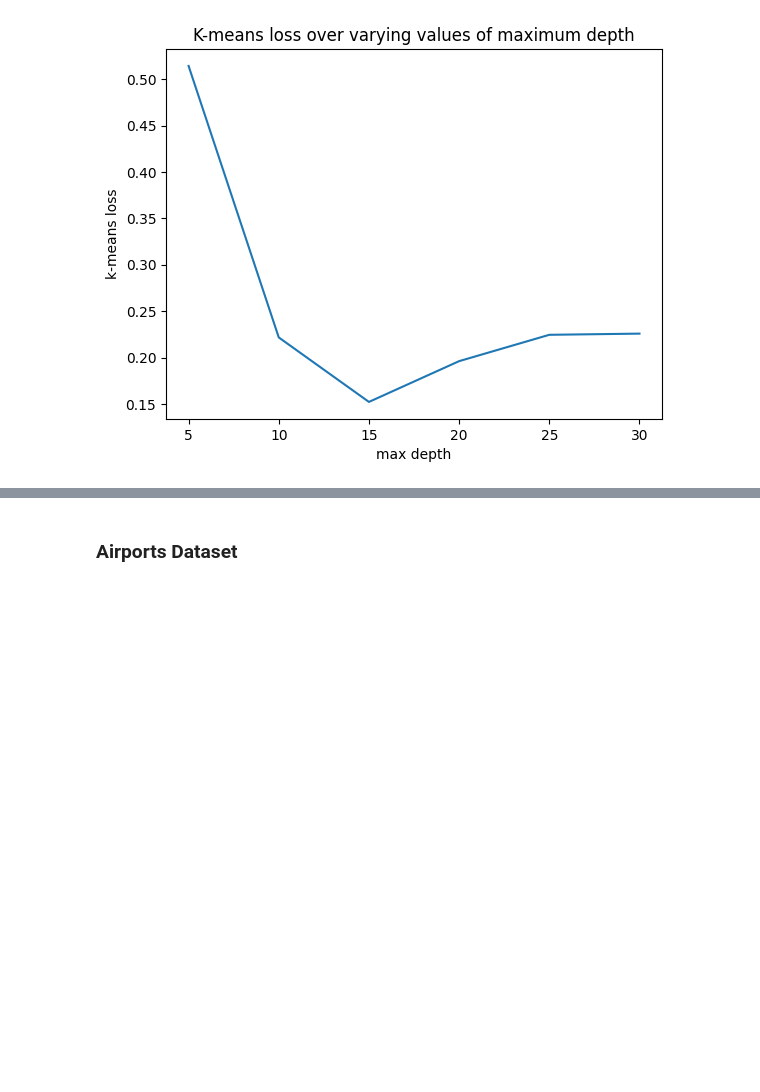
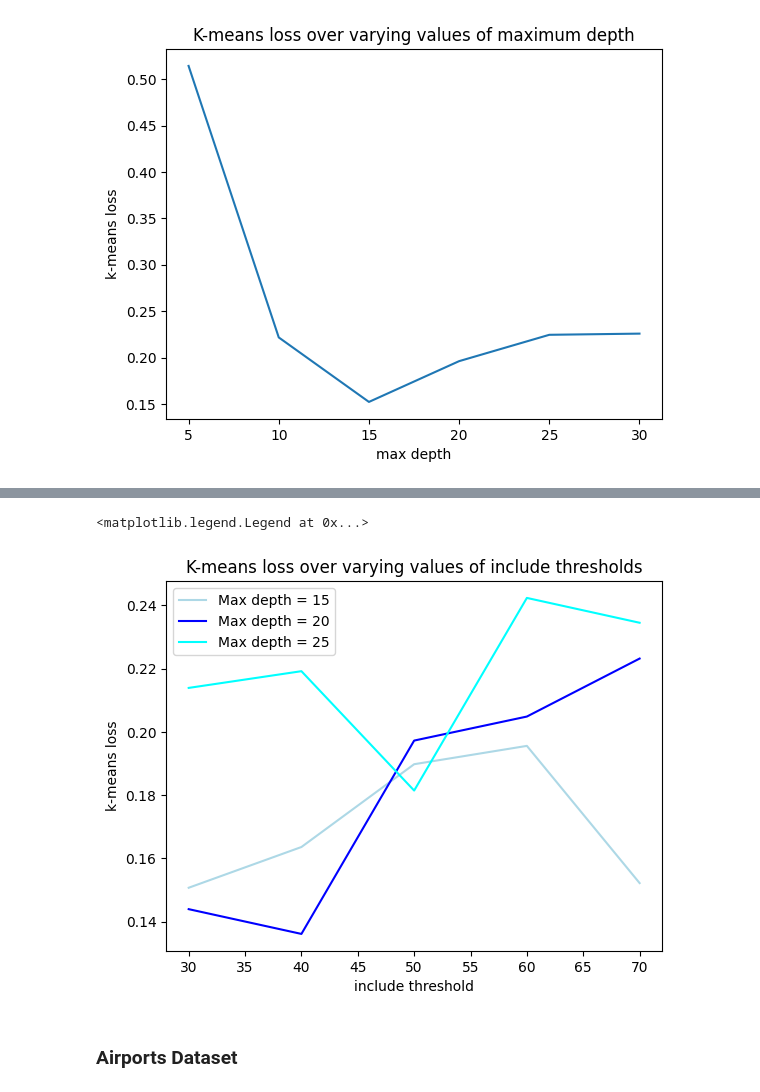
Before and after one commit to amy-ln/dpclustering, a Jupyter notebook: lsh-experiment.ipynb, the cells around one changed output, grey strips where cells are left out. Drawn from its saved outputs; the diff is of its cells as text; code cells hidden in the pictures; blank space fills up the shorter version.

```diff
--- a/lsh-experiment.ipynb
+++ b/lsh-experiment.ipynb
@@ -220,3 +137,14 @@ ax.set(xlabel="Include Threshold", ylabel="Max Depth")
+# %%
+plt.plot(include_thresholds, results_depth15, c="lightblue")
+plt.plot(include_thresholds, results_depth20, c="blue")
+plt.plot(include_thresholds, results_depth25, c="cyan")
+plt.title("K-means loss over varying values of include thresholds")
+plt.xlabel("include threshold")
+plt.ylabel("k-means loss")
+plt.legend(["Max depth = 15", "Max depth = 20", "Max depth = 25"])
+# %% [output]
+<matplotlib.legend.Legend at 0x...>
+[figure, added]
 # %% [markdown]
 ### Airports Dataset
 # %%
```
Also changed, not shown: parts of 20 cells of this notebook, 1 other file.
